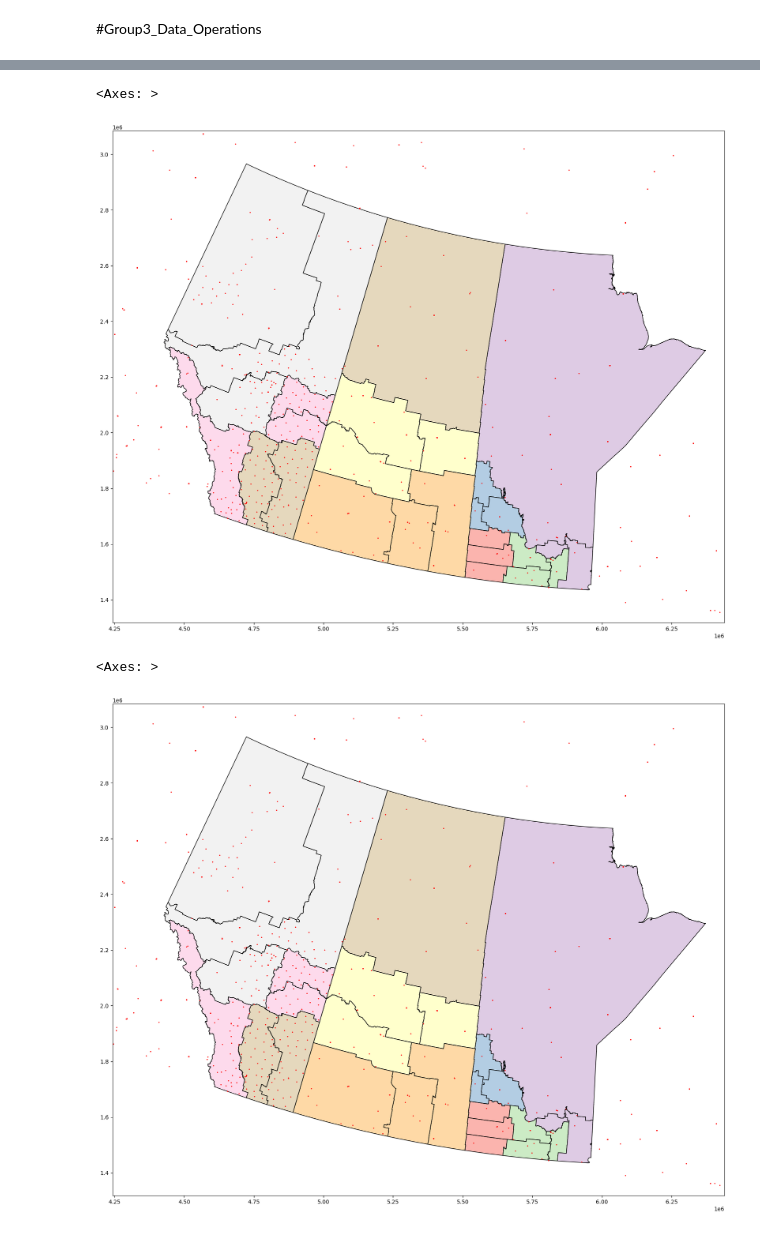
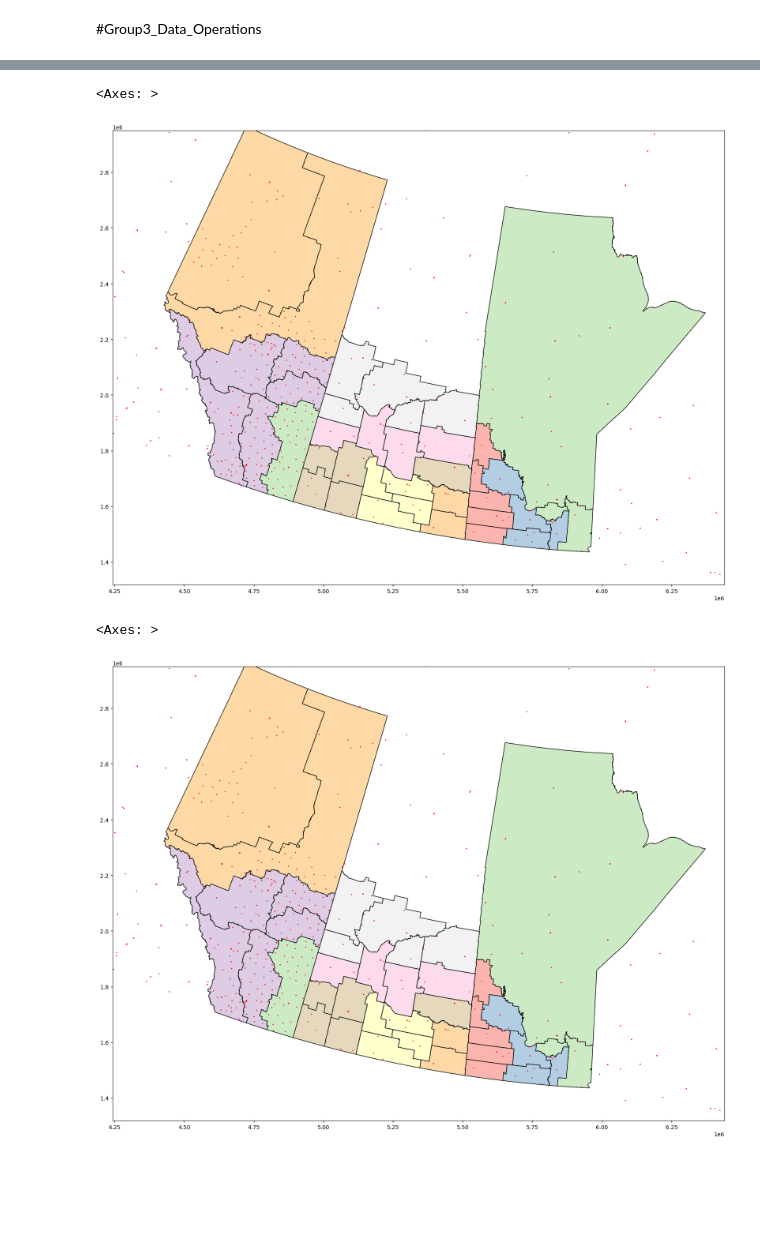
Before and after one commit to ChromaticPanic/CGC_Grain_Outcome_Predictions, a Jupyter notebook: src/WeatherStation/Data_step csv import geo boundaries stations.ipynb, the cells around one changed output, grey strips where cells are left out. Cells and saved outputs as stored; diff of their text form; code cells hidden in the pictures; blank space fills up the shorter version.

```diff
--- a/src/WeatherStation/Data_step csv import geo boundaries stations.ipynb
+++ b/src/WeatherStation/Data_step csv import geo boundaries stations.ipynb
@@ -31,5 +25,5 @@ PGDB = os.getenv('POSTGRES_DB')
 # %%
-regions = "data/2021CensusAgRegions/lcar000b21a_e.dbf"
+regions = "data/2006CensusAgRegions/gcar000b07a_e.dbf"
 gdfRegions = gpd.read_file(regions, encoding='utf-8')
 # %%
 stations = "data/climate_station_list.csv"
@@ -82,31 +76,31 @@ gdfRegions.head()
 # remove rows with nan
 gdfPruned = gdfRegions.copy(deep=True)
 # keep ab mb sk
-gdfPruned['PRUID'] = gdfPruned['PRUID'].astype(int)
-gdfPruned = gdfPruned.loc[gdfPruned['PRUID'].isin([46,47,48])]
+gdfPruned['PRuid'] = gdfPruned['PRuid'].astype(int)
+gdfPruned = gdfPruned.loc[gdfPruned['PRuid'].isin([46,47,48])]
 # %%
 gdfPruned.set_crs("EPSG:4326", allow_override=True)
 gdfProjected = gdfPruned.to_crs("EPSG:3347")
 # %%
 # plot stations vs projected regions
 fig, ax = plt.subplots(figsize=(20, 20))
-ax.set_ylim(miny*2, maxy/1.7)
+ax.set_ylim(miny*2, maxy/1.2)
 ax.set_xlim(minx*1.15, maxx/1.4)
 gdfProjected.plot(ax=ax, cmap='Pastel1', edgecolor='black')
 gdfStationsHly.plot(ax=ax, color='red', markersize=1)
 # %% [output]
 <Axes: >
-[figure, old version]
+[figure, new version]
 # %%
 # plot stations vs projected regions
 fig, ax = plt.subplots(figsize=(20, 20))
-ax.set_ylim(miny*2, maxy/1.7)
+ax.set_ylim(miny*2, maxy/1.2)
 ax.set_xlim(minx*1.15, maxx/1.4)
 gdfProjected.plot(ax=ax, cmap='Pastel1', edgecolor='black')
 gdfStationsDly.plot(ax=ax, color='red', markersize=1)
 # %% [output]
 <Axes: >
-[figure, old version]
+[figure, new version]
 # %%
 gdfStationsDly.count()
 # %% [output]
```
Also changed, not shown: parts of 9 cells of this notebook.
